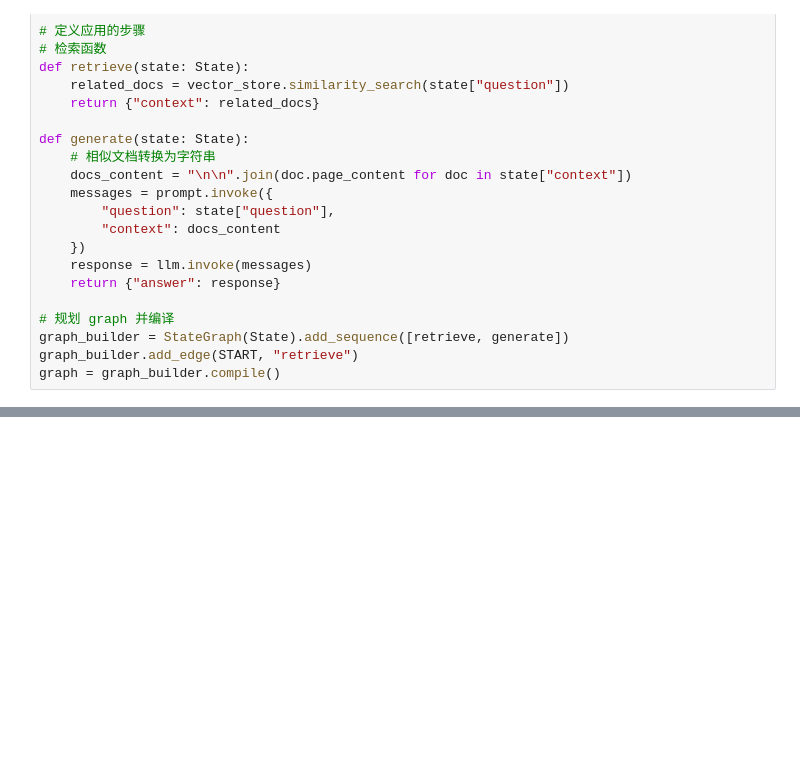
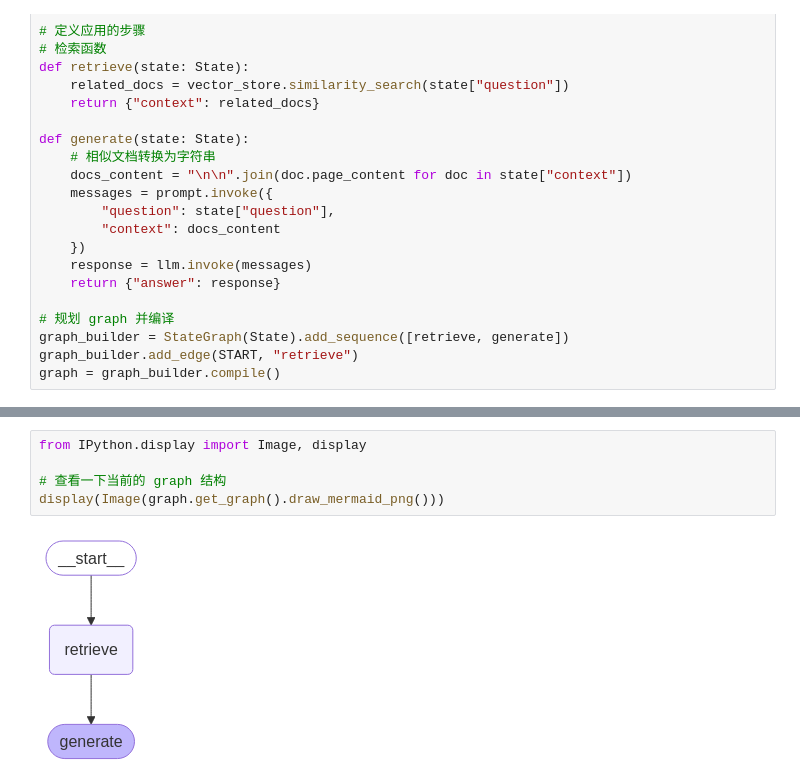
Before and after one commit to hczs/langchain-demo, a Jupyter notebook: orchestration/rag_part1.ipynb, the cells around one changed output, grey strips where cells are left out. Saved outputs shown, nothing was run; the diff lists cells and outputs as text; blank space fills up the shorter version.

```diff
--- a/orchestration/rag_part1.ipynb
+++ b/orchestration/rag_part1.ipynb
@@ -163,0 +179,7 @@ content='Task decomposition is a method of breaking down complex tasks into smal
+# %%
+from IPython.display import Image, display
+
+# 查看一下当前的 graph 结构
+display(Image(graph.get_graph().draw_mermaid_png()))
+# %% [output]
+[figure, added]
```
Also changed, not shown: parts of 12 cells of this notebook, 2 other files.
